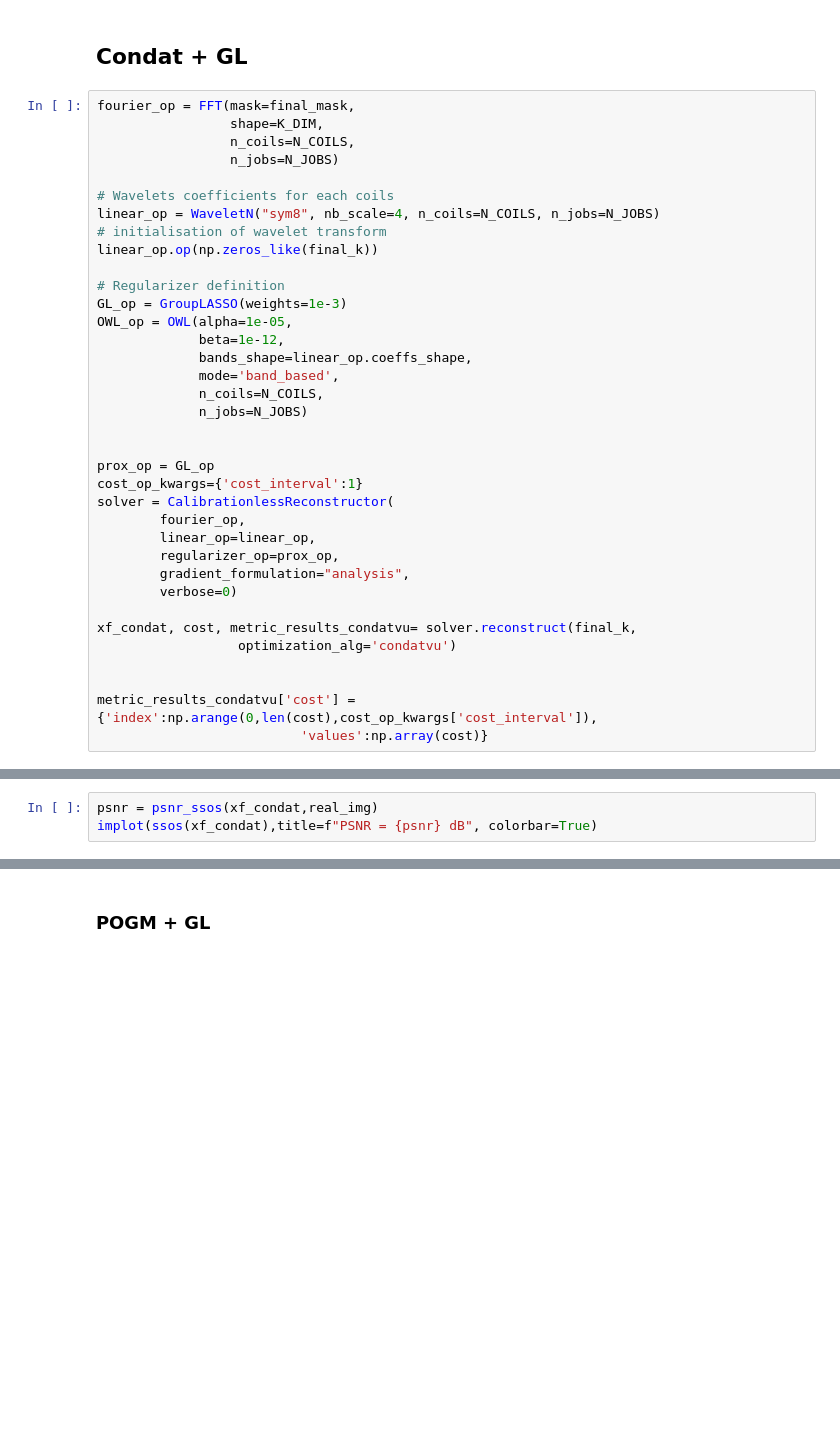
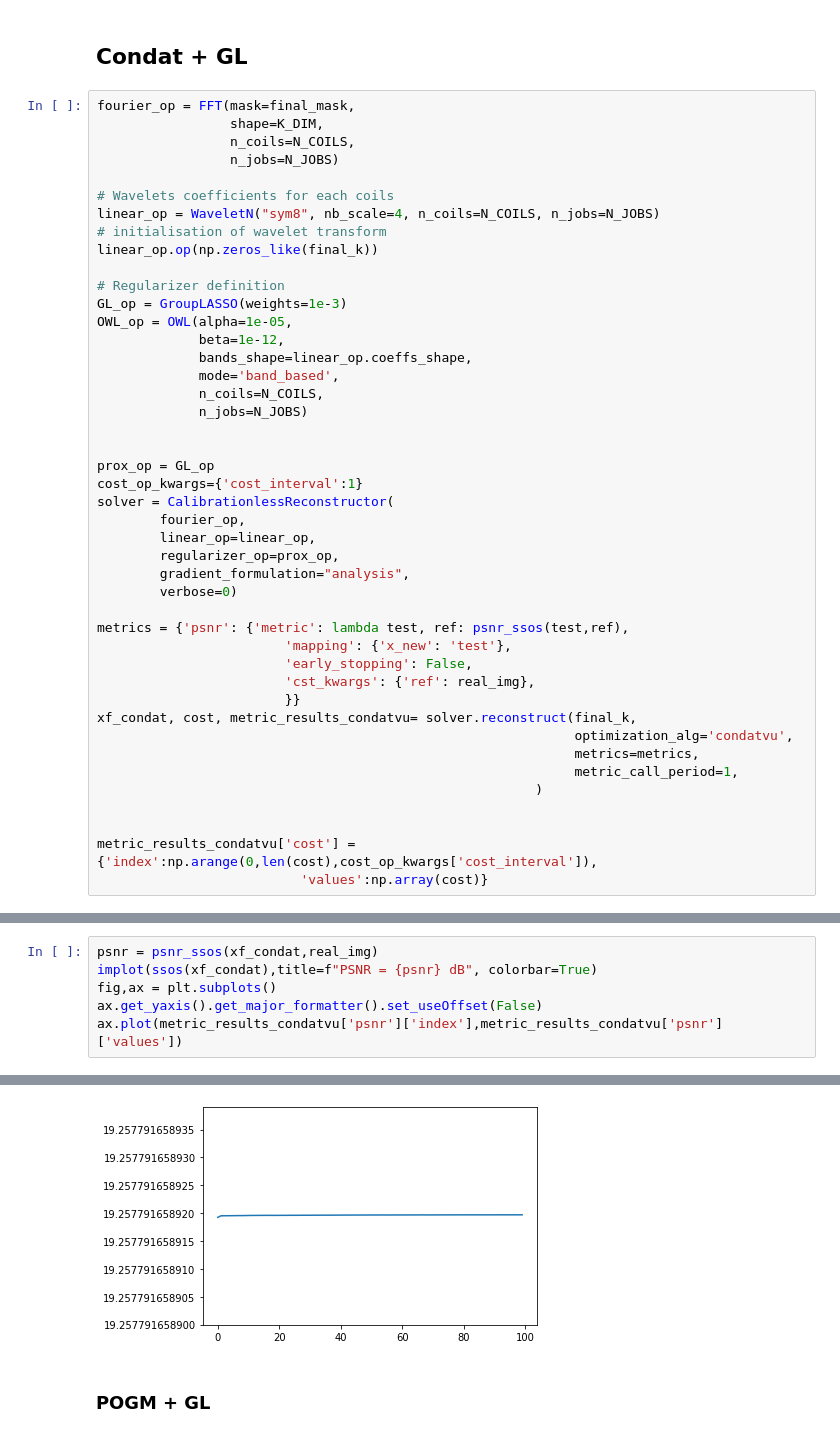
Before and after one commit to paquiteau/pysap-mri-online, a Jupyter notebook: offline_reconstruction.ipynb, the cells around one changed output, grey strips where cells are left out. Cells and saved outputs as stored; diff of their text form; blank space fills up the shorter version.

```diff
--- a/online-notebook/offline_reconstruction.ipynb
+++ b/offline_reconstruction.ipynb
@@ -106,8 +106,16 @@ solver = CalibrationlessReconstructor(
         gradient_formulation="analysis",
         verbose=0)
 
+metrics = {'psnr': {'metric': lambda test, ref: psnr_ssos(test,ref),
+                        'mapping': {'x_new': 'test'},
+                        'early_stopping': False,
+                        'cst_kwargs': {'ref': real_img},
+                        }}
 xf_condat, cost, metric_results_condatvu= solver.reconstruct(final_k,
-                  optimization_alg='condatvu')
+                                                             optimization_alg='condatvu',
+                                                             metrics=metrics,
+                                                             metric_call_period=1,
+                                                        )
 
 
 metric_results_condatvu['cost'] = {'index':np.arange(0,len(cost),cost_op_kwargs['cost_interval']),
@@ -119,5 +126,8 @@ WARNING: Making input data immutable.
 # %%
 psnr = psnr_ssos(xf_condat,real_img)
 implot(ssos(xf_condat),title=f"PSNR = {psnr} dB", colorbar=True)
+fig,ax = plt.subplots()
+ax.get_yaxis().get_major_formatter().set_useOffset(False)
+ax.plot(metric_results_condatvu['psnr']['index'],metric_results_condatvu['psnr']['values'])
 # %% [output]
 [figure]
@@ -124,3 +135,4 @@ implot(ssos(xf_condat),title=f"PSNR = {psnr} dB", colorbar=True)
+[figure, added]
 # %% [markdown]
 ### POGM + GL
 # %%
```
Also changed, not shown: parts of 4 cells of this notebook, 7 other files.
